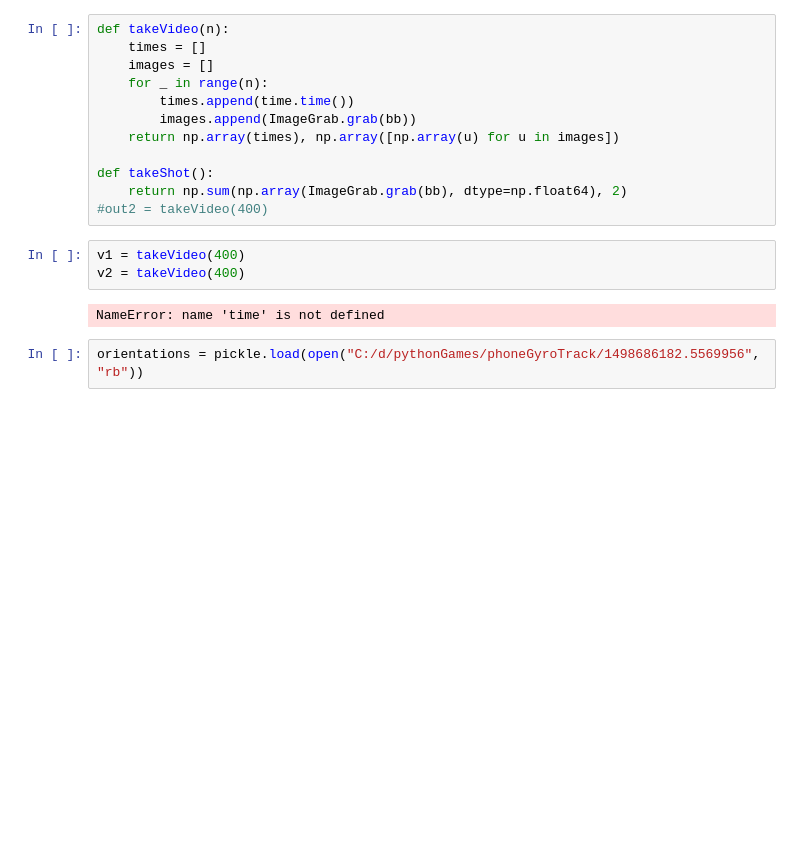
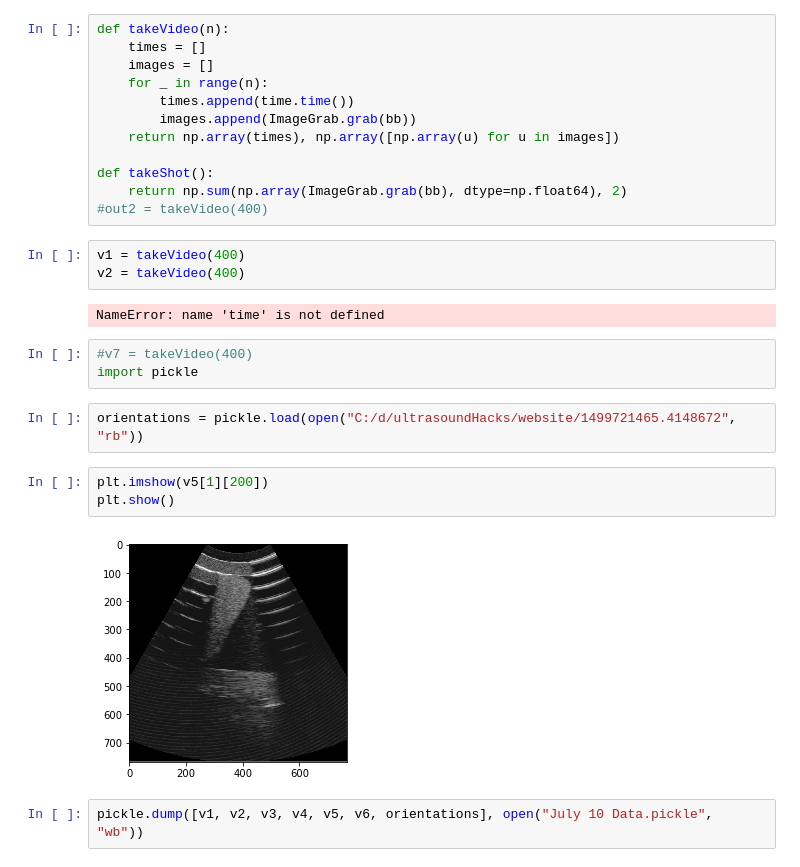
Before and after one commit to HastingsGreer/ultrasoundRegistration2, a Jupyter notebook: Take Scan.ipynb, the cells around one changed output. Saved outputs shown, nothing was run; the diff lists cells and outputs as text; blank space fills up the shorter version.

```diff
--- a/Take Scan.ipynb
+++ b/Take Scan.ipynb
@@ -33,5 +31,15 @@ v1 = takeVideo(400)
 v2 = takeVideo(400)
 # %% [output]
 NameError: name 'time' is not defined
+# %%
+#v7 = takeVideo(400)
+import pickle
 # %%
-orientations = pickle.load(open("C:/d/pythonGames/phoneGyroTrack/1498686182.5569956", "rb"))
+orientations = pickle.load(open("C:/d/ultrasoundHacks/website/1499721465.4148672", "rb"))
+# %%
+plt.imshow(v5[1][200])
+plt.show()
+# %% [output]
+[figure, added]
+# %%
+pickle.dump([v1, v2, v3, v4, v5, v6, orientations], open("July 10 Data.pickle", "wb"))
```
Also changed, not shown: parts of 2 cells of this notebook, 1 other file.
